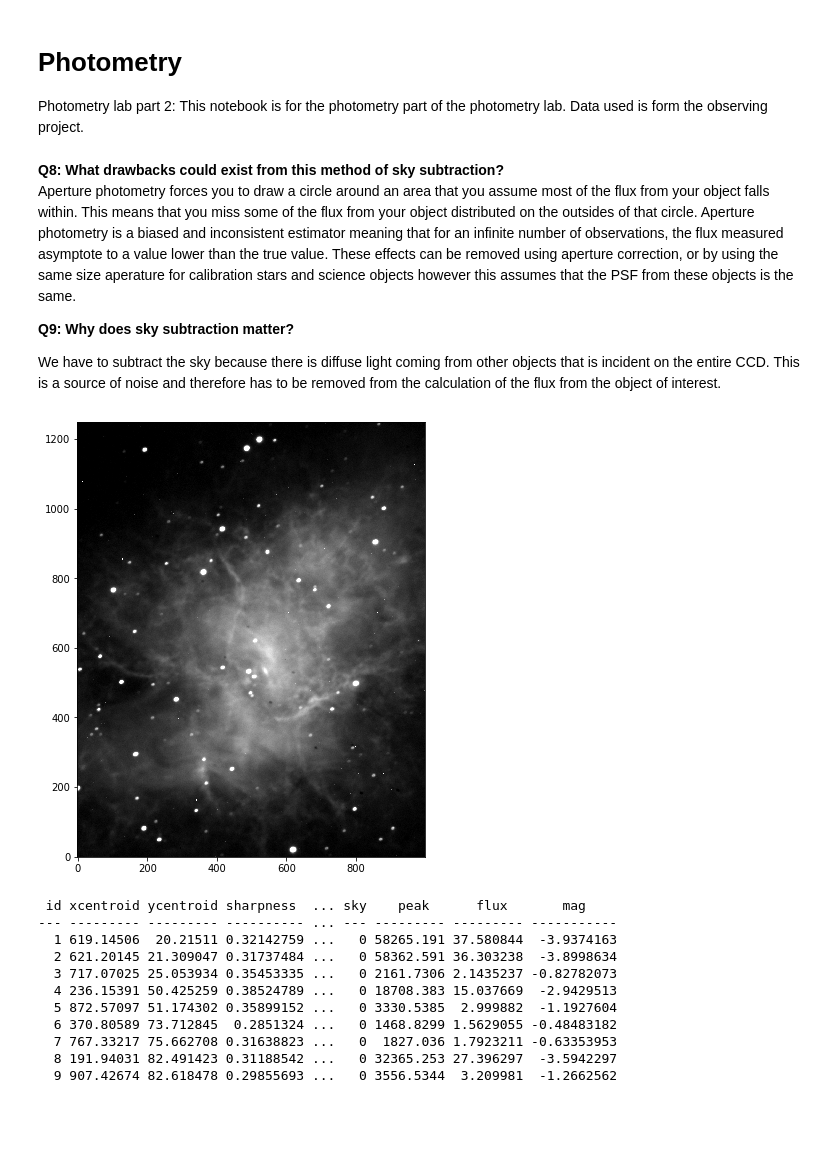
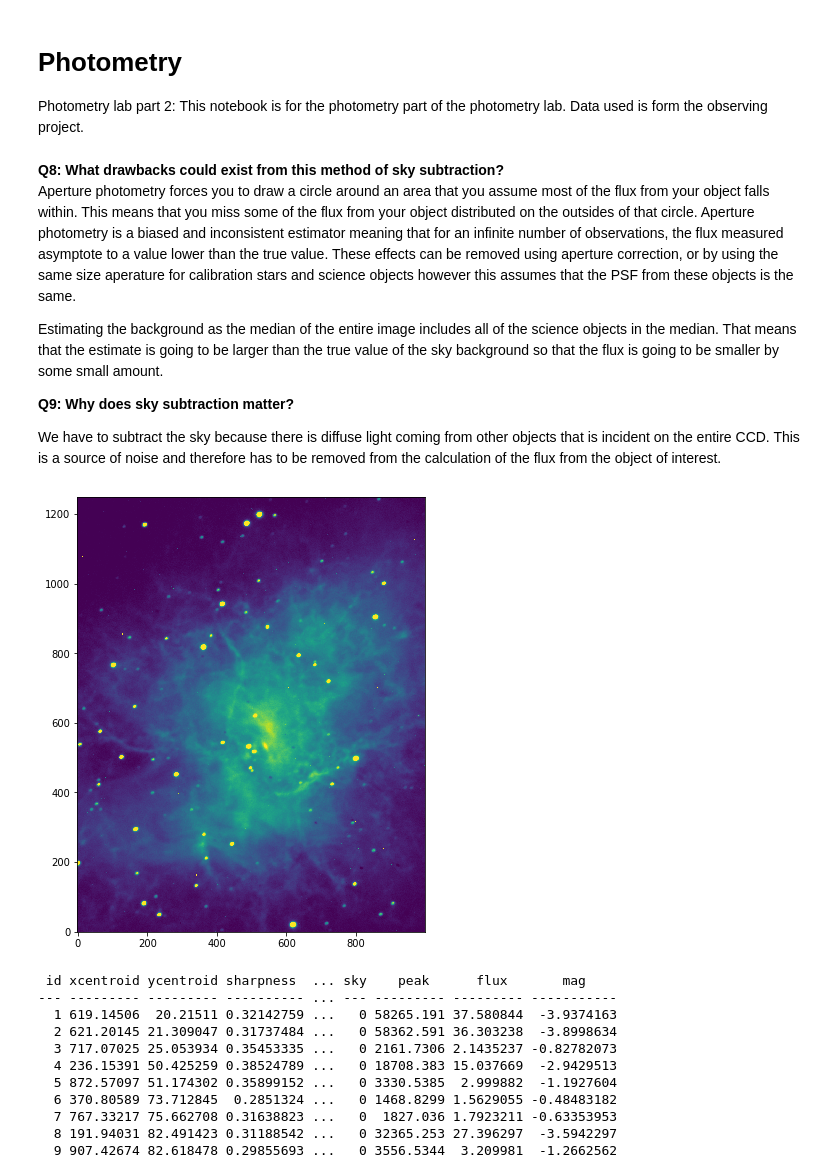
Before and after one commit to cmerrill11/astr342, a Jupyter notebook: obsProject/photometry.ipynb, the cells around one changed output. Drawn from its saved outputs; the diff is of its cells as text; code cells hidden in the pictures; blank space fills up the shorter version.

```diff
--- a/obsProject/photometry.ipynb
+++ b/obsProject/photometry.ipynb
@@ -7,6 +7,8 @@ This notebook is for the photometry part of the photometry lab. Data used is for
 __Q8: What drawbacks could exist from this method of sky subtraction?__
 Aperture photometry forces you to draw a circle around an area that you assume most of the flux from your object falls within. This means that you miss some of the flux from your object distributed on the outsides of that circle. Aperture photometry is a biased and inconsistent estimator meaning that for an infinite number of observations, the flux measured asymptote to a value lower than the true value. These effects can be removed using aperture correction, or by using the same size aperature for calibration stars and science objects however this assumes that the PSF from these objects is the same.
 
+Estimating the background as the median of the entire image includes all of the science objects in the median. That means that the estimate is going to be larger than the true value of the sky background so that the flux is going to be smaller by some small amount.
+
 __Q9: Why does sky subtraction matter?__
 
 We have to subtract the sky because there is diffuse light coming from other objects that is incident on the entire CCD. This is a source of noise and therefore has to be removed from the calculation of the flux from the object of interest.
@@ -25,11 +27,11 @@ data = fits.getdata(images[5]).astype(float)
 # %%
 # Make a function to plot the image
 
 def showImage(data, vMin = 5, vMax = 99.7):
     plt.figure(figsize = (8, 8))
     plt.imshow(data, vmin=np.percentile(data, vMin), vmax=np.percentile(data, vMax),
-                origin='lower', cmap='binary_r', interpolation='nearest')
+                origin='lower', cmap='viridis', interpolation='nearest')
 showImage(data[500:1750, 500:1500])
 # %% [output]
-[figure, old version]
+[figure, new version]
 # %%
```
Also changed, not shown: parts of 23 cells of this notebook.
